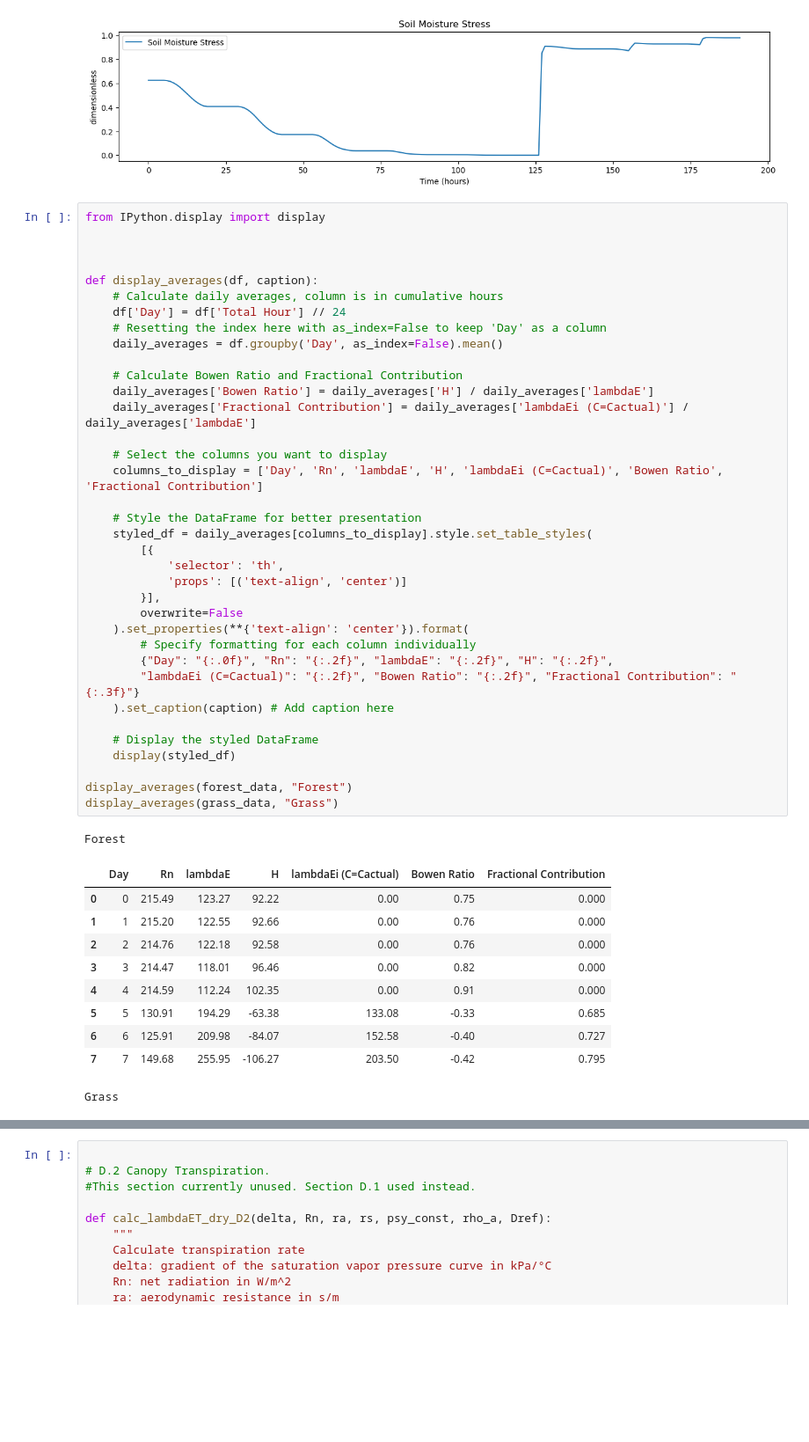
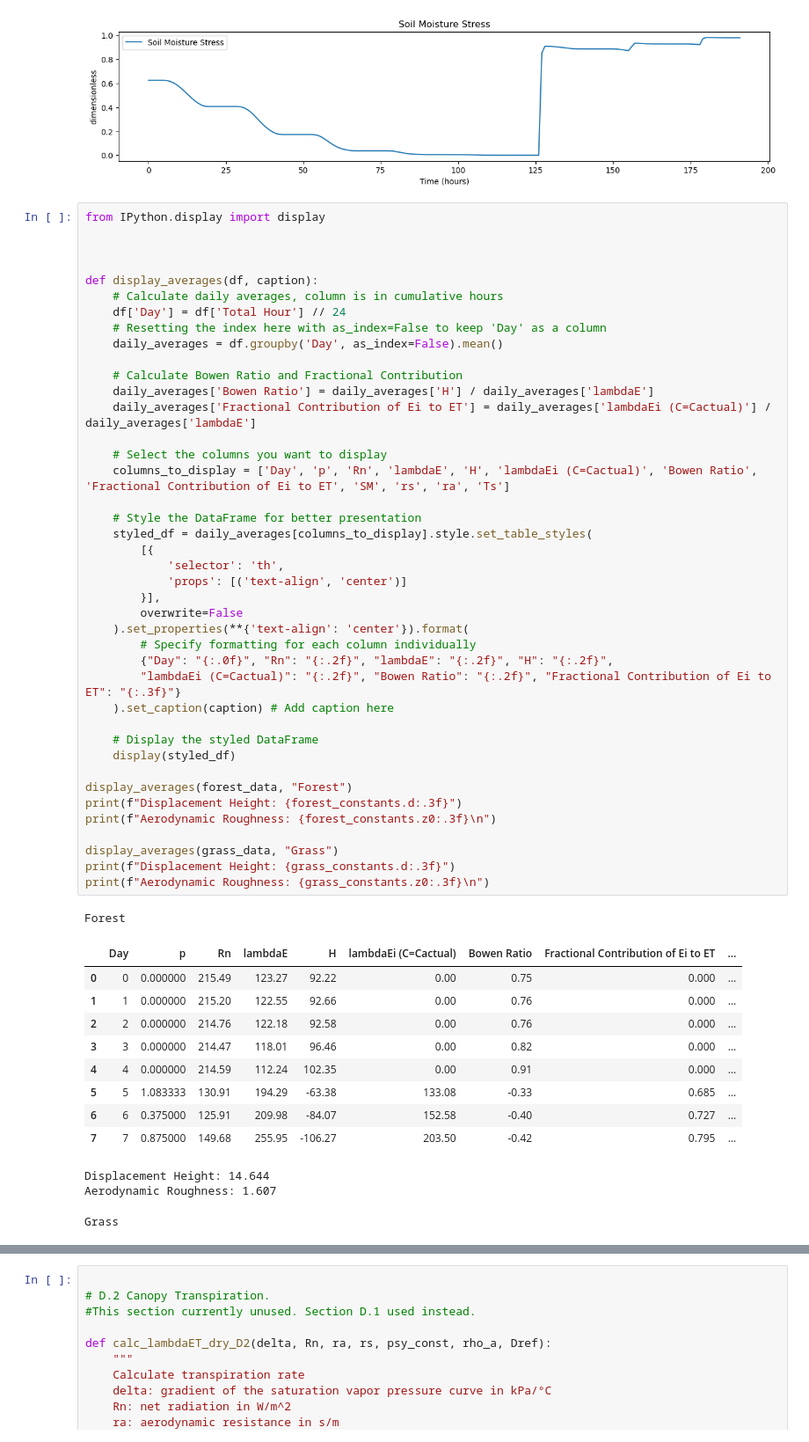
Before and after one commit to atdunwoody/EcoHydro, a Jupyter notebook: CIVE 625/Lab 1/Lab1.ipynb, the cells around one changed output, grey strips where cells are left out. Shown: that part at 88% size. Saved outputs shown, nothing was run; the diff lists cells and outputs as text; blank space fills up the shorter version.

```diff
--- a/CIVE 625/Lab 1/Lab1.ipynb
+++ b/CIVE 625/Lab 1/Lab1.ipynb
@@ -784,43 +741,50 @@ from IPython.display import display
 def display_averages(df, caption):
     # Calculate daily averages, column is in cumulative hours
     df['Day'] = df['Total Hour'] // 24
     # Resetting the index here with as_index=False to keep 'Day' as a column
     daily_averages = df.groupby('Day', as_index=False).mean()
 
     # Calculate Bowen Ratio and Fractional Contribution
     daily_averages['Bowen Ratio'] = daily_averages['H'] / daily_averages['lambdaE']
-    daily_averages['Fractional Contribution'] = daily_averages['lambdaEi (C=Cactual)'] / daily_averages['lambdaE']
+    daily_averages['Fractional Contribution of Ei to ET'] = daily_averages['lambdaEi (C=Cactual)'] / daily_averages['lambdaE']
 
     # Select the columns you want to display
-    columns_to_display = ['Day', 'Rn', 'lambdaE', 'H', 'lambdaEi (C=Cactual)', 'Bowen Ratio', 'Fractional Contribution']
+    columns_to_display = ['Day', 'p', 'Rn', 'lambdaE', 'H', 'lambdaEi (C=Cactual)', 'Bowen Ratio', 'Fractional Contribution of Ei to ET', 'SM', 'rs', 'ra', 'Ts']
 
     # Style the DataFrame for better presentation
     styled_df = daily_averages[columns_to_display].style.set_table_styles(
         [{
             'selector': 'th',
             'props': [('text-align', 'center')]
         }],
         overwrite=False
     ).set_properties(**{'text-align': 'center'}).format(
         # Specify formatting for each column individually
         {"Day": "{:.0f}", "Rn": "{:.2f}", "lambdaE": "{:.2f}", "H": "{:.2f}",
-        "lambdaEi (C=Cactual)": "{:.2f}", "Bowen Ratio": "{:.2f}", "Fractional Contribution": "{:.3f}"}
+        "lambdaEi (C=Cactual)": "{:.2f}", "Bowen Ratio": "{:.2f}", "Fractional Contribution of Ei to ET": "{:.3f}"}
     ).set_caption(caption) # Add caption here
 
     # Display the styled DataFrame
     display(styled_df)
 
 display_averages(forest_data, "Forest")
+print(f"Displacement Height: {forest_constants.d:.3f}")
+print(f"Aerodynamic Roughness: {forest_constants.z0:.3f}\n")
+
 display_averages(grass_data, "Grass")
+print(f"Displacement Height: {grass_constants.d:.3f}")
+print(f"Aerodynamic Roughness: {grass_constants.z0:.3f}\n")
 # %% [output]
 Forest
-|  | Day | Rn | lambdaE | H | lambdaEi (C=Cactual) | Bowen Ratio | Fractional Contribution |
-| 0 | 0 | 215.49 | 123.27 | 92.22 | 0.00 | 0.75 | 0.000 |
-| 1 | 1 | 215.20 | 122.55 | 92.66 | 0.00 | 0.76 | 0.000 |
-| 2 | 2 | 214.76 | 122.18 | 92.58 | 0.00 | 0.76 | 0.000 |
-| 3 | 3 | 214.47 | 118.01 | 96.46 | 0.00 | 0.82 | 0.000 |
-| 4 | 4 | 214.59 | 112.24 | 102.35 | 0.00 | 0.91 | 0.000 |
-| 5 | 5 | 130.91 | 194.29 | -63.38 | 133.08 | -0.33 | 0.685 |
-| 6 | 6 | 125.91 | 209.98 | -84.07 | 152.58 | -0.40 | 0.727 |
-| 7 | 7 | 149.68 | 255.95 | -106.27 | 203.50 | -0.42 | 0.795 |
+|  | Day | p | Rn | lambdaE | H | lambdaEi (C=Cactual) | Bowen Ratio | Fractional Contribution of Ei to ET | ... |
+| 0 | 0 | 0.000000 | 215.49 | 123.27 | 92.22 | 0.00 | 0.75 | 0.000 | ... |
+| 1 | 1 | 0.000000 | 215.20 | 122.55 | 92.66 | 0.00 | 0.76 | 0.000 | ... |
+| 2 | 2 | 0.000000 | 214.76 | 122.18 | 92.58 | 0.00 | 0.76 | 0.000 | ... |
+| 3 | 3 | 0.000000 | 214.47 | 118.01 | 96.46 | 0.00 | 0.82 | 0.000 | ... |
+| 4 | 4 | 0.000000 | 214.59 | 112.24 | 102.35 | 0.00 | 0.91 | 0.000 | ... |
+| 5 | 5 | 1.083333 | 130.91 | 194.29 | -63.38 | 133.08 | -0.33 | 0.685 | ... |
+| 6 | 6 | 0.375000 | 125.91 | 209.98 | -84.07 | 152.58 | -0.40 | 0.727 | ... |
+| 7 | 7 | 0.875000 | 149.68 | 255.95 | -106.27 | 203.50 | -0.42 | 0.795 | ... |
-Grass
+Displacement Height: 14.644
+Aerodynamic Roughness: 1.607
+Grass
```
Also changed, not shown: parts of 3 cells of this notebook, 3 other files.
